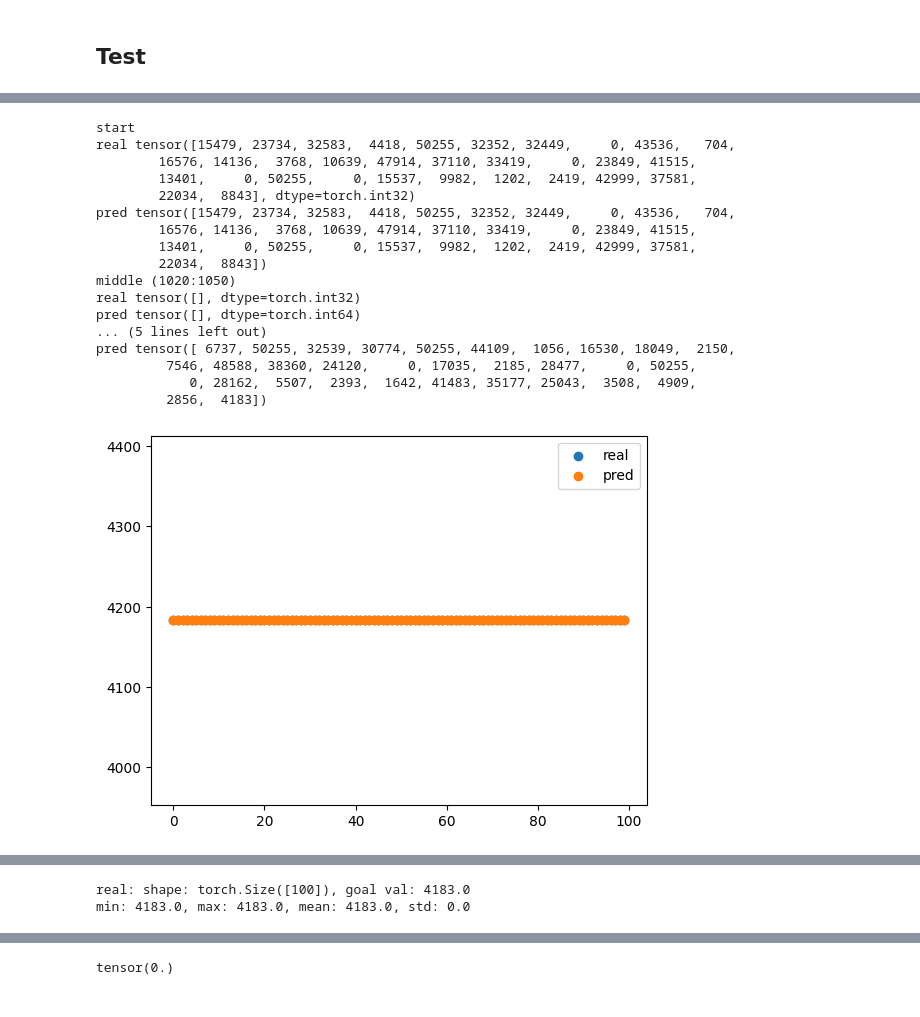
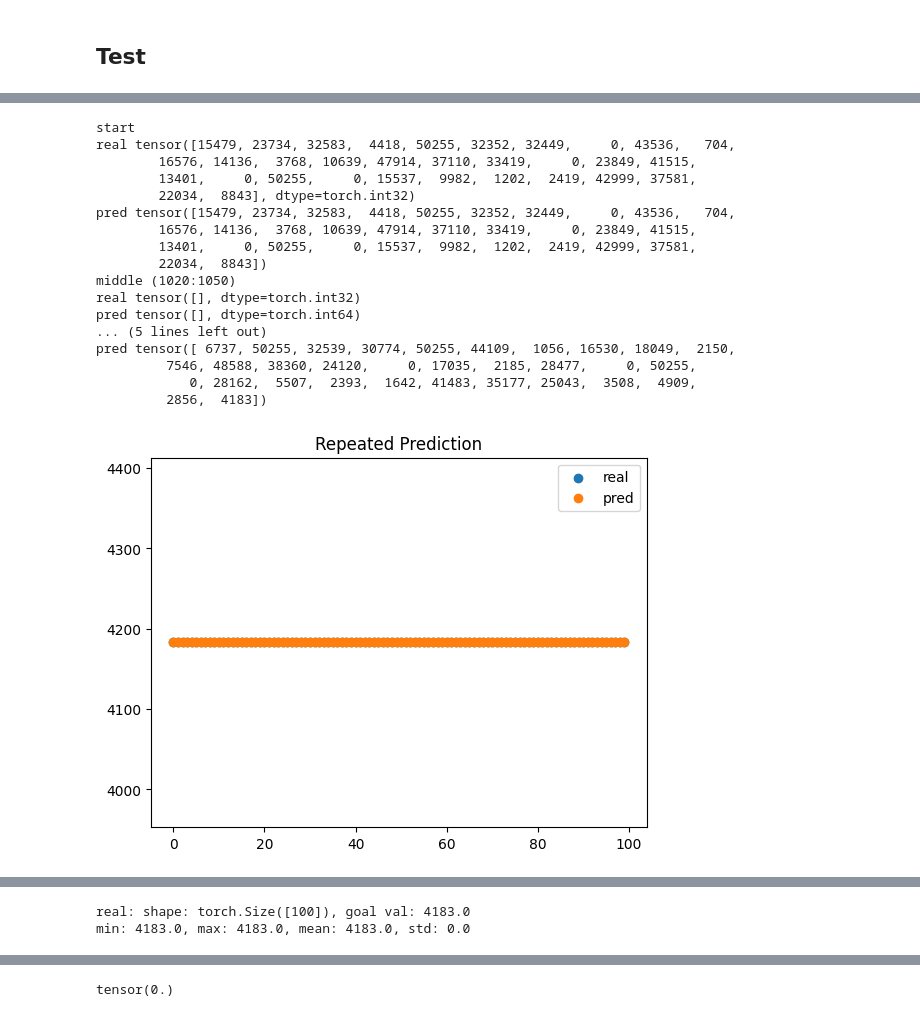
Before and after one commit to JoeyShapiro/GPT-Scratch-TimeSeries, a Jupyter notebook: gpt-timeseries.ipynb, the cells around one changed output, grey strips where cells are left out. Saved outputs shown, nothing was run; the diff lists cells and outputs as text; code cells hidden in the pictures.

```diff
--- a/gpt-timeseries.ipynb
+++ b/gpt-timeseries.ipynb
@@ -561,38 +561,39 @@ for i in pbar:
 # create scatter plot
 plt.scatter(range(n), real, label='real')
 plt.scatter(range(n), pred, label='pred')
+plt.title('Repeated Prediction')
 plt.legend()
 plt.show()
 
 df = pd.DataFrame({'Predictions': pred})
 
 # Create the violin plot
 plt.figure(figsize=(8, 6))
 sns.violinplot(y='Predictions', data=df)
 plt.title(f"Distribution of  Predictions")
 plt.show()
 
 print(f"real: shape: {real.shape}, goal val: {real[0]}")
 print(f"min: {min(pred)}, max: {max(pred)}, mean: {torch.mean(pred)}, std: {torch.std(pred)}")
 # %% [output]
 start
 real tensor([15479, 23734, 32583,  4418, 50255, 32352, 32449,     0, 43536,   704,
         16576, 14136,  3768, 10639, 47914, 37110, 33419,     0, 23849, 41515,
         13401,     0, 50255,     0, 15537,  9982,  1202,  2419, 42999, 37581,
         22034,  8843], dtype=torch.int32)
 pred tensor([15479, 23734, 32583,  4418, 50255, 32352, 32449,     0, 43536,   704,
         16576, 14136,  3768, 10639, 47914, 37110, 33419,     0, 23849, 41515,
         13401,     0, 50255,     0, 15537,  9982,  1202,  2419, 42999, 37581,
         22034,  8843])
 middle (1020:1050)
 real tensor([], dtype=torch.int32)
 pred tensor([], dtype=torch.int64)
 ... (5 lines left out)
 pred tensor([ 6737, 50255, 32539, 30774, 50255, 44109,  1056, 16530, 18049,  2150,
          7546, 48588, 38360, 24120,     0, 17035,  2185, 28477,     0, 50255,
             0, 28162,  5507,  2393,  1642, 41483, 35177, 25043,  3508,  4909,
          2856,  4183])
-[figure, old version]
+[figure, new version]
 [figure]
 real: shape: torch.Size([100]), goal val: 4183.0
 min: 4183.0, max: 4183.0, mean: 4183.0, std: 0.0
```
Also changed, not shown: parts of 4 cells of this notebook.
